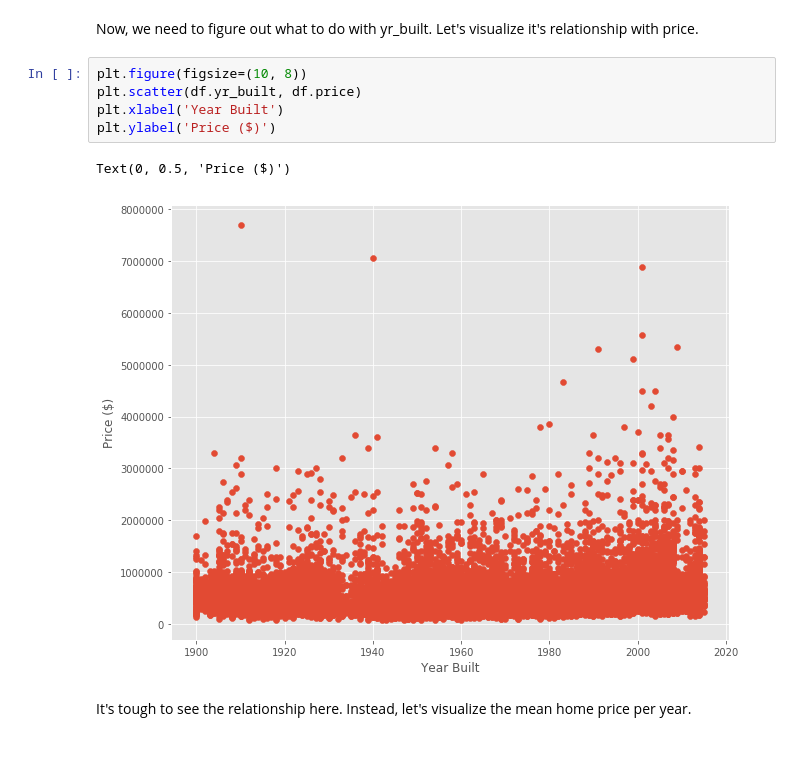
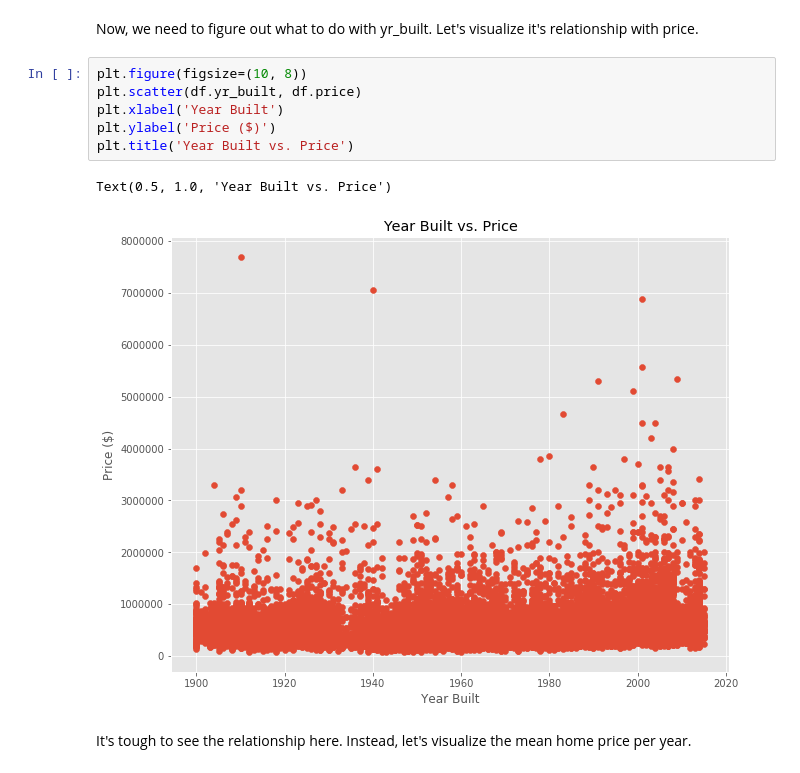
Before and after one commit to arcaputo3/dsc-1-final-project-online-ds-sp-000, a Jupyter notebook: student.ipynb, the cells around one changed output. Cells and saved outputs as stored; diff of their text form.

```diff
--- a/student.ipynb
+++ b/student.ipynb
@@ -360,11 +369,12 @@ Now, we need to figure out what to do with yr_built. Let's visualize it's relati
 # %%
 plt.figure(figsize=(10, 8))
 plt.scatter(df.yr_built, df.price)
 plt.xlabel('Year Built')
 plt.ylabel('Price ($)')
+plt.title('Year Built vs. Price')
 # %% [output]
-Text(0, 0.5, 'Price ($)')
+Text(0.5, 1.0, 'Year Built vs. Price')
-[figure, old version]
+[figure, new version]
 # %% [markdown]
 It's tough to see the relationship here. Instead, let's visualize the mean home price per year.
 # %%
```
Also changed, not shown: parts of 51 cells of this notebook, 1 other file.
